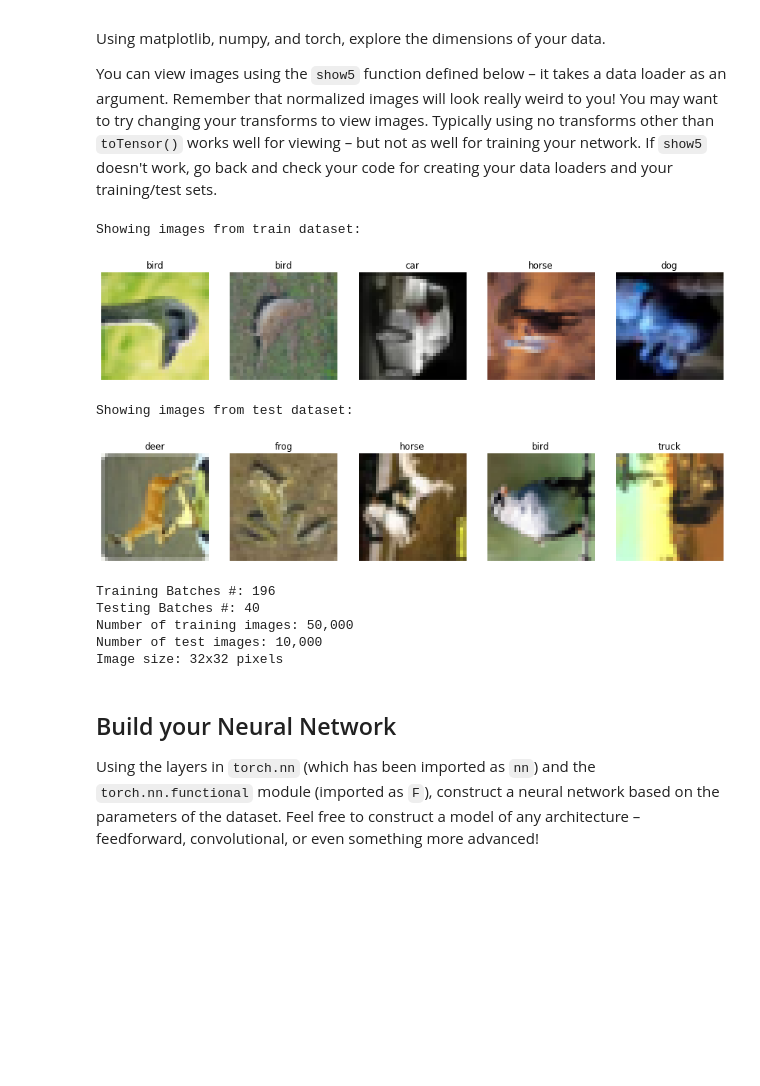
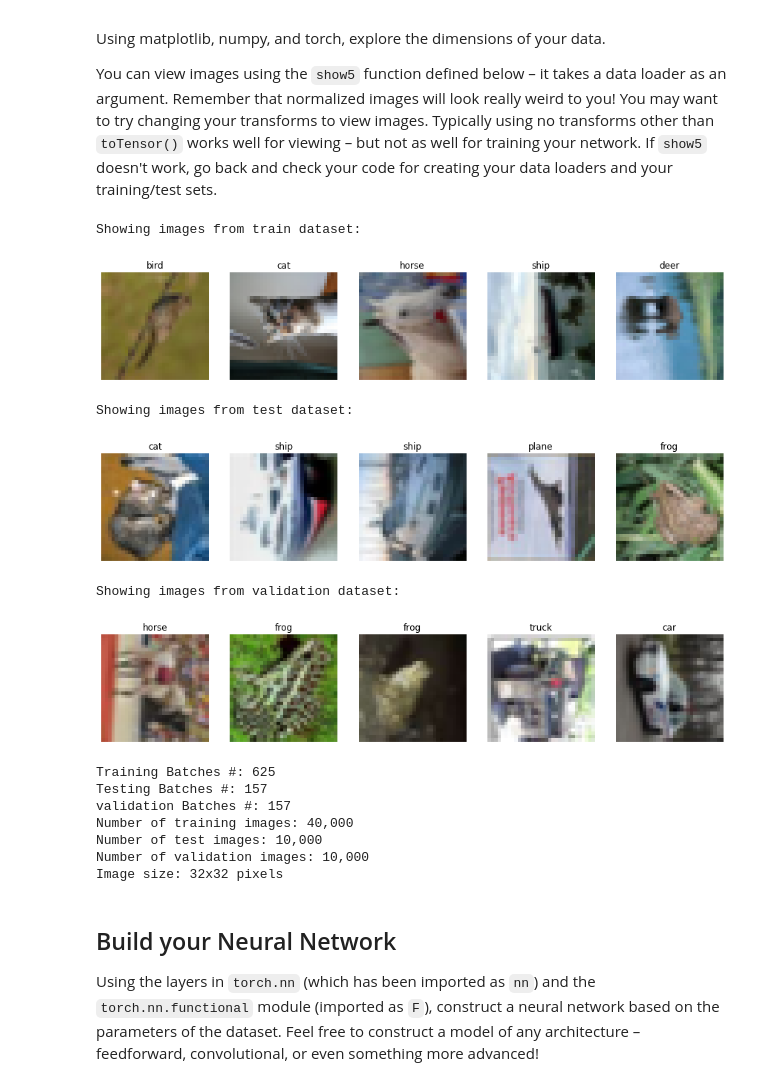
Before and after one commit to tedvankessel/Udacity-Create-cifar-10-Image-Classifier, a Jupyter notebook: CIFAR-10_Image_Classifier.ipynb, the cells around one changed output. Drawn from its saved outputs; the diff is of its cells as text; code cells hidden in the pictures; blank space fills up the shorter version.

```diff
--- a/CIFAR-10_Image_Classifier.ipynb
+++ b/CIFAR-10_Image_Classifier.ipynb
@@ -85,15 +88,29 @@ test_transforms = transforms.Compose([transforms.ToTensor(),
 batch_size = 256
 # Create training set and define training dataloader
 ## YOUR CODE HERE ##
-train_dataset = torchvision.datasets.CIFAR10(root='./data', train=True, transform=train_transforms, download=True)
-train_loader = torch.utils.data.DataLoader(train_dataset, batch_size=batch_size, shuffle=True)
-print("train loader done")
+# train_dataset = torchvision.datasets.CIFAR10(root='./data', train=True, transform=train_transforms, download=True)
+# train_loader = torch.utils.data.DataLoader(train_dataset, batch_size=batch_size, shuffle=True)
+# print("train loader done")
 
-# Create test set and define test dataloader
-## YOUR CODE HERE ##
-test_dataset = torchvision.datasets.CIFAR10(root='./data', train=False, transform=test_transforms, download=True)
-test_loader = torch.utils.data.DataLoader(test_dataset, batch_size=batch_size, shuffle=True)
-print("test loader done")
+# # Create test set and define test dataloader
+# ## YOUR CODE HERE ##
+# test_dataset = torchvision.datasets.CIFAR10(root='./data', train=False, transform=test_transforms, download=True)
+# test_loader = torch.utils.data.DataLoader(test_dataset, batch_size=batch_size, shuffle=True)
+# print("test loader done")
+
+# Load CIFAR-10 data
+dataset = torchvision.datasets.CIFAR10(root='./data', train=True, download=True, transform=train_transforms)
+test_dataset = torchvision.datasets.CIFAR10(root='./data', train=False, download=True, transform=test_transforms)
+
+# Split into training and validation sets
+validation_size = int(len(dataset) * 0.2)
+train_size = len(dataset) - validation_size
+train_dataset, validation_dataset = torch.utils.data.random_split(dataset, [train_size, validation_size])
+
+# Create data loaders
+train_loader = torch.utils.data.DataLoader(train_dataset, batch_size=64, shuffle=True)
+test_loader = torch.utils.data.DataLoader(test_dataset, batch_size=64, shuffle=False)
+validation_loader = torch.utils.data.DataLoader(validation_dataset, batch_size=64, shuffle=False)
 
 # The 10 classes in the dataset
 classes = ('plane', 'car', 'bird', 'cat', 'deer', 'dog', 'frog', 'horse', 'ship', 'truck')
@@ -163,41 +177,56 @@ show5_sidebyside(train_loader)
 
 print("Showing images from test dataset:")
 show5_sidebyside(test_loader)
 
+print("Showing images from validation dataset:")
+show5_sidebyside(validation_loader)
+
 print(f'Training Batches #: {len(train_loader)}')
 print(f'Testing Batches #: {len(test_loader)}')
-
+print(f'validation Batches #: {len(validation_loader)}')
 
 # - Print number of training images
 input_count = 0
 for data in train_loader:
     inputs, labels = data
     input_count += labels.size(0)
 
 print("Number of training images: {:,}".format(input_count))
 
 # - Print number of test images
 input_count = 0
 for data in test_loader:
     inputs, labels = data
     input_count += labels.size(0)
 
 print("Number of test images: {:,}".format(input_count))
 
+# - Print number of validation images
+input_count = 0
+for data in validation_loader:
+    inputs, labels = data
+    input_count += labels.size(0)
+
+print("Number of validation images: {:,}".format(input_count))
+
 # - Print size of image(s)
 batch = next(iter(train_loader))
 image = batch[0][0][0:1]
 print('Image size: {}x{} pixels'.format(image.size(1), image.size(2)))
 # %% [output]
 Showing images from train dataset:
-[figure, old version]
+[figure, new version]
 Showing images from test dataset:
-[figure, old version]
+[figure, new version]
-Training Batches #: 196
-Testing Batches #: 40
-Number of training images: 50,000
-Number of test images: 10,000
-Image size: 32x32 pixels
+Showing images from validation dataset:
+[figure, added]
+Training Batches #: 625
+Testing Batches #: 157
+validation Batches #: 157
+Number of training images: 40,000
+Number of test images: 10,000
+Number of validation images: 10,000
+Image size: 32x32 pixels
 # %% [markdown]
 ## Build your Neural Network
 Using the layers in `torch.nn` (which has been imported as `nn`) and the `torch.nn.functional` module (imported as `F`), construct a neural network based on the parameters of the dataset.
```
Also changed, not shown: parts of 7 cells of this notebook, 1 other file.
